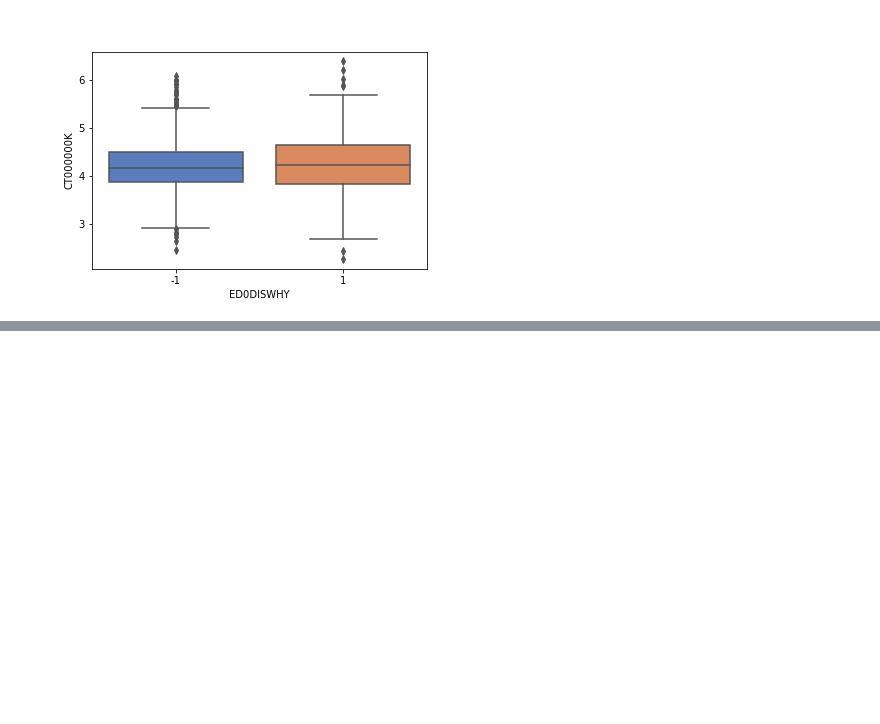
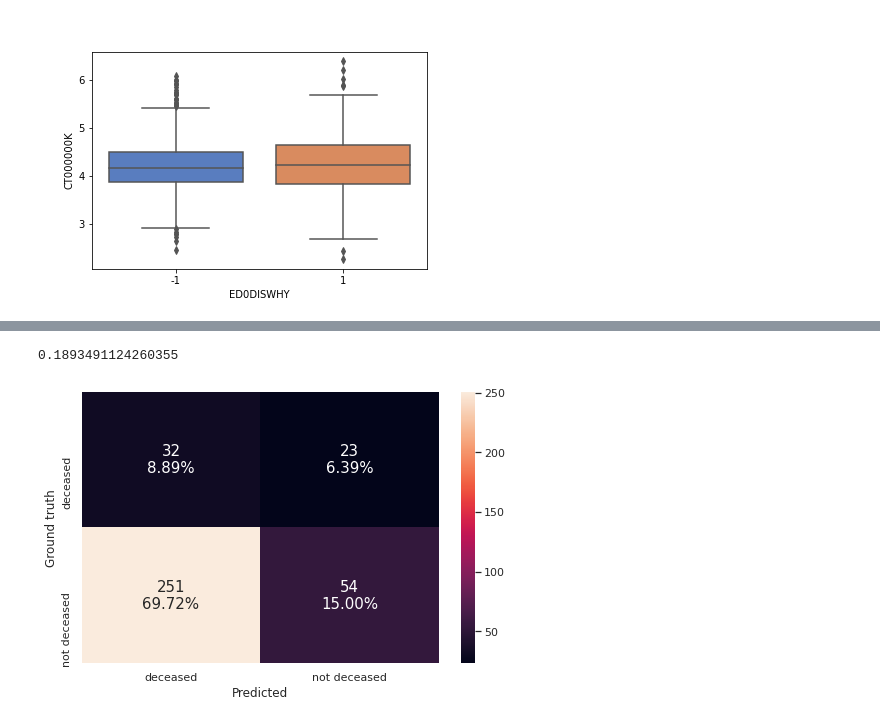
Before and after one commit to unaicarbajo/one-class-covid19, a Jupyter notebook: covid19_prognosis.ipynb, the cells around one changed output, grey strips where cells are left out. Cells and saved outputs as stored; diff of their text form; code cells hidden in the pictures; blank space fills up the shorter version.

```diff
--- a/covid19_prognosis.ipynb
+++ b/covid19_prognosis.ipynb
@@ -584,0 +504,31 @@ score
+# %%
+estimator_ocsvm = OneClassSVM(gamma= 0.00001,  nu=0.005)
+
+
+# Obtain model with best hyperparameters: nested-cv
+#estimator_ocsvm = nested_cv(X_collection[42][0], Y_collection[42][0], 5,5, model=ocsvm, parameters=ocsvm_params, score=recall_score, one_class=1, normal_target = 1)
+
+# Parameter sharing
+# best_estimator_params = estimator_ocsvm.get_params()
+# models_ocsvm = OneClassSVM()
+# models_ocsvm.set_params(**best_estimator_params)
+
+# Fit test data
+estimator_ocsvm.fit(X_collection[42][0])
+
+# Predict unproccessed outlier-score
+decicision_function = estimator_ocsvm.decision_function(X_collection[42][1])
+
+# Process outlier-score or outlierness
+# Outlier-score:
+# Lower the score, lower the likelihood of being outlier.
+# Higher the score, higher the likelihood of being outlier.
+MIN = min(decicision_function)
+outlier_score = decicision_function - MIN
+
+pred = estimator_ocsvm.predict(X_collection[42][1])
+
+print(f1_score(Y_collection[42][1]['ED0DISWHY'],pred,pos_label = 1))
+# %% [output]
+0.1893491124260355
+[figure, added]
```
Also changed, not shown: parts of 38 cells of this notebook.
